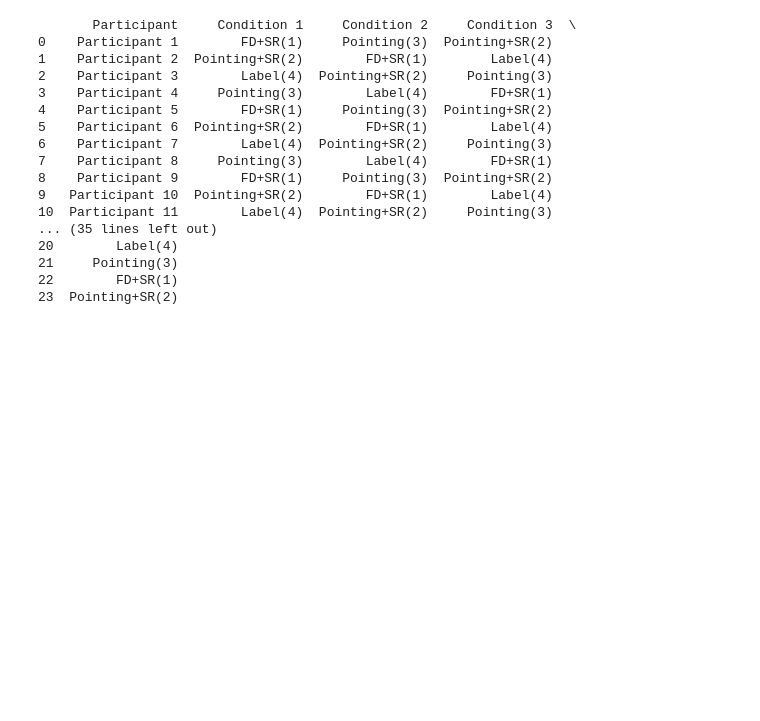
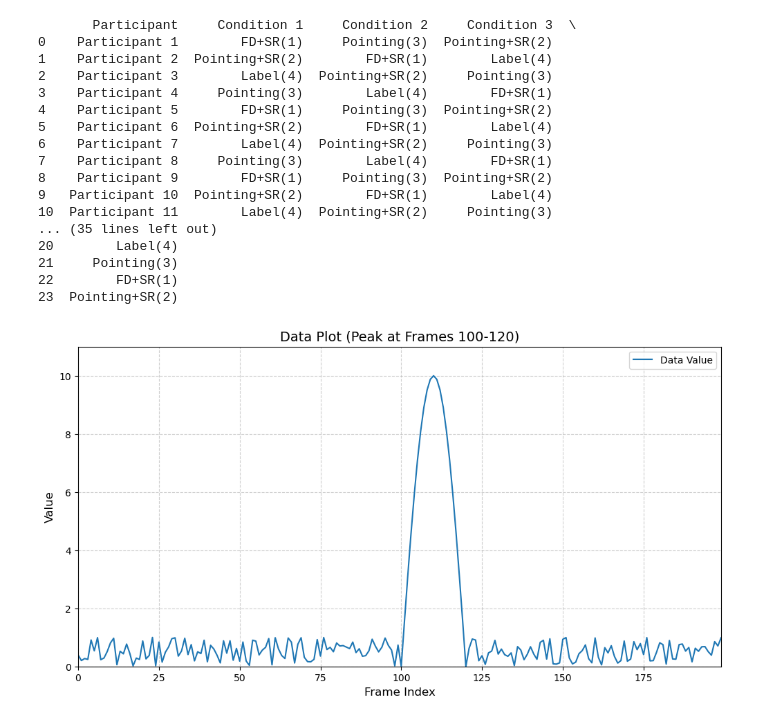
Before and after one commit to TenmaUchiyama/InteractiveSmartHome, a Jupyter notebook: Experiment/Temp.ipynb, the cells around one changed output. Drawn from its saved outputs; the diff is of its cells as text; code cells hidden in the pictures; blank space fills up the shorter version.

```diff
--- a/Experiment/Temp.ipynb
+++ b/Experiment/Temp.ipynb
@@ -94,3 +94,60 @@ df.to_csv("latin_square_design_converted.csv", index=False, encoding="utf-8-sig"
 21     Pointing(3)
 22        FD+SR(1)
 23  Pointing+SR(2)
+# %%
+import numpy as np
+import matplotlib.pyplot as plt
+
+# --- データ生成 ---
+total_frames = 200  # 全フレーム数
+peak_start = 100    # 山なりカーブの開始インデックス
+peak_end = 120      # 山なりカーブの終了インデックス
+peak_value = 10     # 山の頂点の値
+
+# 1. 200フレームすべてを 0.0 ～ 1.0 のランダムな値で初期化
+frames = np.random.rand(total_frames)
+
+# 2. 山なりカーブ（100～120）を生成
+# 山なりの長さを計算 (peak_end を含むため +1)
+mountain_length = peak_end - peak_start + 1
+
+# 0 から pi (約3.14) までの値を (mountain_length) 個に等分割
+# これにより sin(0)=0, sin(pi/2)=1, sin(pi)=0 というカーブを作れる
+x_linear = np.linspace(0, np.pi, mountain_length)
+
+# sinカーブを計算し、peak_value（10）を掛ける
+mountain_curve = peak_value * np.sin(x_linear)
+
+# 3. 配列の [100:121] の部分を、生成した山なりカーブで上書き
+# スライスは [start : end + 1] となります
+frames[peak_start : peak_end + 1] = mountain_curve
+
+# --- グラフのプロット ---
+plt.figure(figsize=(12, 6))
+plt.plot(frames, label='Data Value')
+
+# タイトルとラベルを追加
+plt.title('Data Plot (Peak at Frames 100-120)', fontsize=14)
+plt.xlabel('Frame Index', fontsize=12)
+plt.ylabel('Value', fontsize=12)
+
+# グリッドを表示
+plt.grid(True, linestyle='--', alpha=0.6)
+
+# y軸の範囲を調整（山の頂点(10)が切れないように）
+plt.ylim(0, peak_value + 1) # 0から11までの範囲
+
+# x軸の範囲
+plt.xlim(0, total_frames - 1)
+
+# 凡例を表示
+plt.legend()
+
+# グラフを画像ファイルとして保存
+# （注：このコードを実行環境で実行するとファイルが保存されます）
+file_name = 'frames_data_plot.png'
+plt.savefig(file_name, dpi=150, bbox_inches='tight')
+
+# print(f"Graph saved as '{file_name}'")
+# %% [output]
+[figure, added]
```
Also changed, not shown: parts of 2 cells of this notebook, 33 other files.
